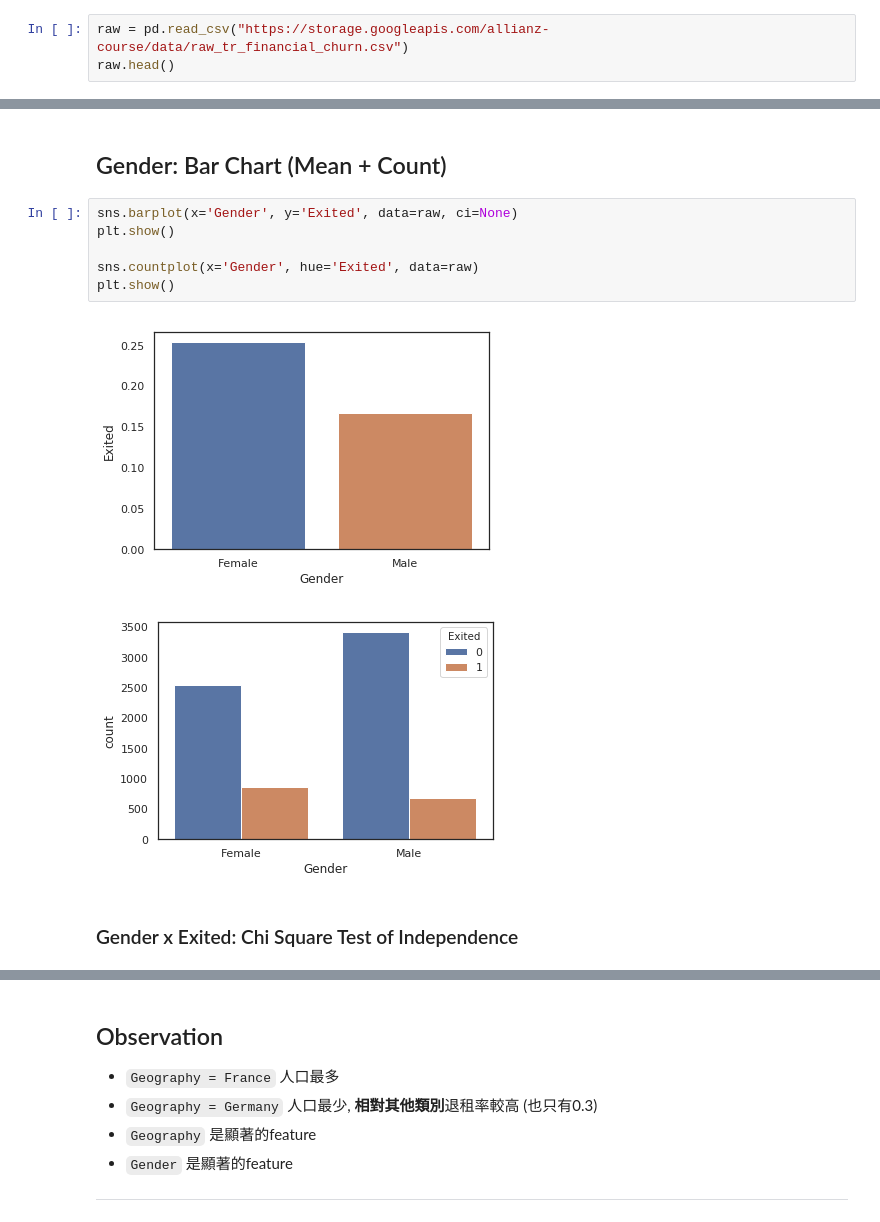
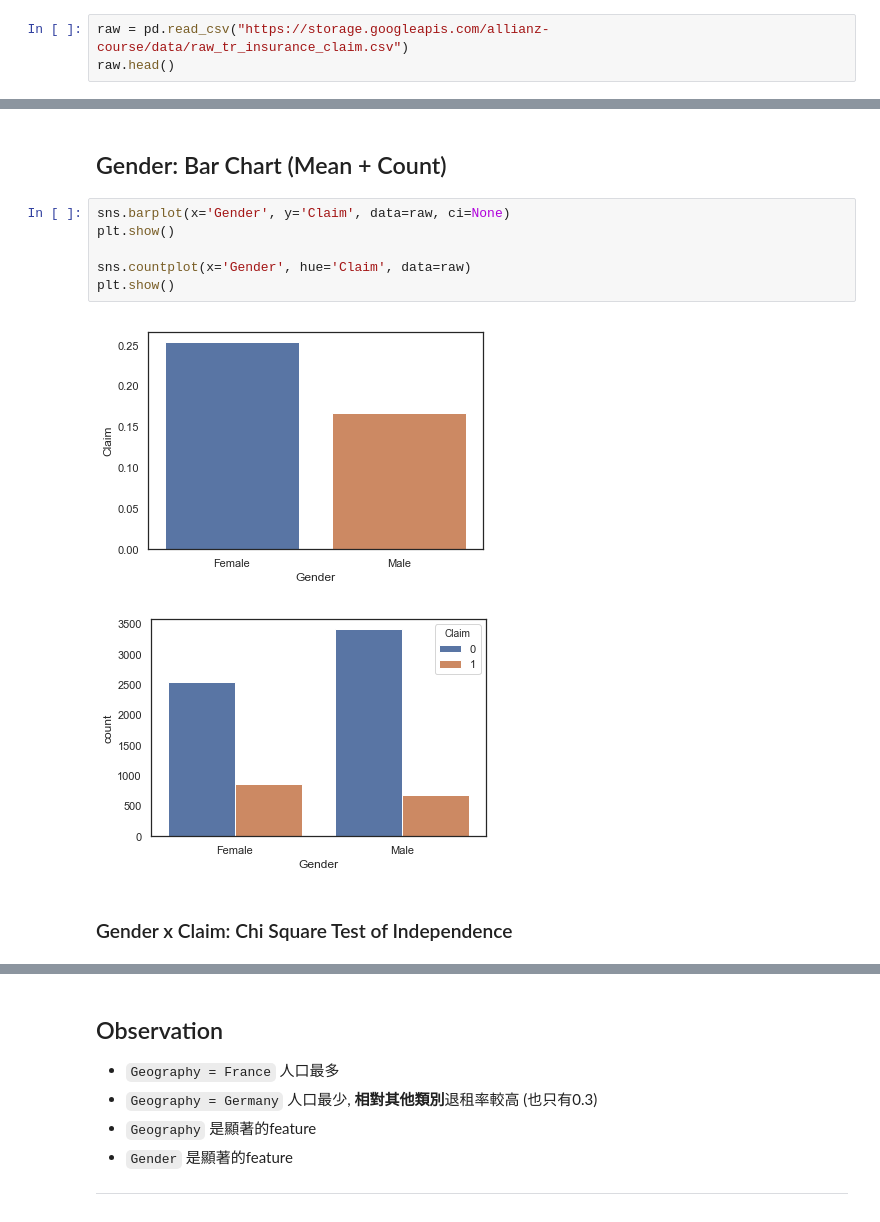
Before and after one commit to CloudMile/allianz_courses, a Jupyter notebook: use_case/solution/eda_insurance_claim.ipynb, the cells around one changed output, grey strips where cells are left out. Drawn from its saved outputs; the diff is of its cells as text.

```diff
--- a/use_case/solution/eda_finance_customer_churn.ipynb
+++ b/use_case/solution/eda_insurance_claim.ipynb
@@ -115,7 +115,7 @@ Exited                   |    Label, 1: Churn, 0: Not Churn
 
 ---
 # %%
-raw = pd.read_csv("https://storage.googleapis.com/allianz-course/data/raw_tr_financial_churn.csv")
+raw = pd.read_csv("https://storage.googleapis.com/allianz-course/data/raw_tr_insurance_claim.csv")
 raw.head()
 # %% [output]
 |  | RowNumber | CustomerId | Surname | CreditScore | Geography | Gender | Age | Tenure | Balance | ... |
@@ -496,14 +496,14 @@ result: True
 # %% [markdown]
 ## Gender: Bar Chart (Mean + Count)
 # %%
-sns.barplot(x='Gender', y='Exited', data=raw, ci=None)
+sns.barplot(x='Gender', y='Claim', data=raw, ci=None)
 plt.show()
 
-sns.countplot(x='Gender', hue='Exited', data=raw)
+sns.countplot(x='Gender', hue='Claim', data=raw)
 plt.show()
 # %% [output]
-[figure, old version]
+[figure, new version]
-[figure, old version]
+[figure, new version]
 # %% [markdown]
-### Gender x Exited: Chi Square Test of Independence
+### Gender x Claim: Chi Square Test of Independence
 # %%
```
Also changed, not shown: parts of 55 cells of this notebook, 6 other files.
